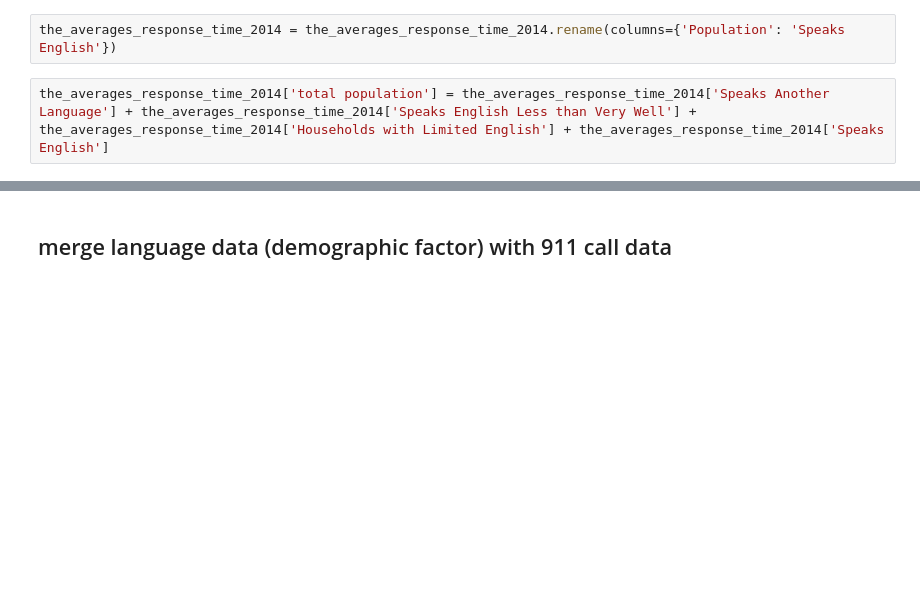
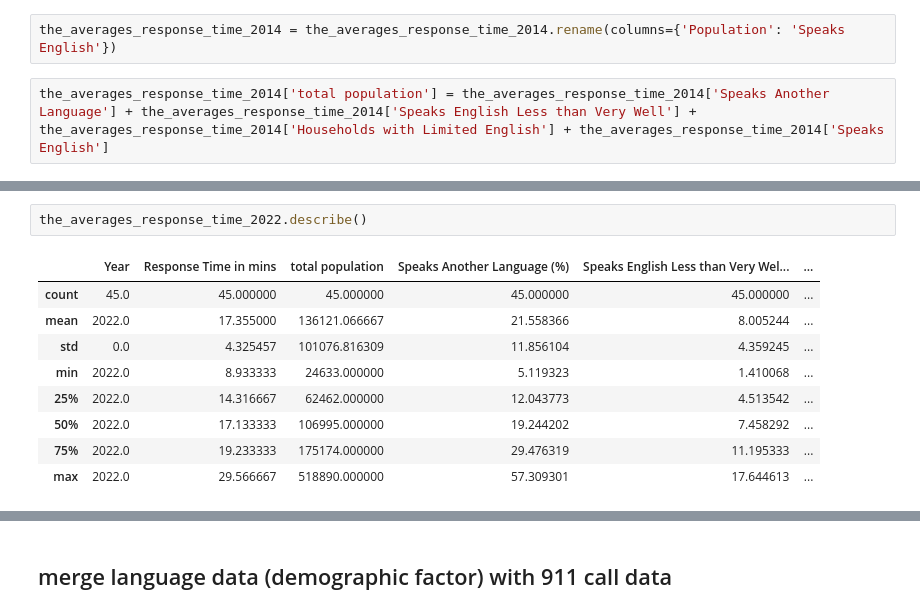
Before and after one commit to nemdim/Capstone-Project-Group-1, a Jupyter notebook: check_data.ipynb, the cells around one changed output, grey strips where cells are left out. Cells and saved outputs as stored; diff of their text form; blank space fills up the shorter version.

```diff
--- a/check_data.ipynb
+++ b/check_data.ipynb
@@ -516,0 +557,12 @@ language_native
+# %%
+the_averages_response_time_2022.describe()
+# %% [output]
+|  | Year | Response Time in mins | total population | Speaks Another Language (%) | Speaks English Less than Very Wel... | ... |
+| count | 45.0 | 45.000000 | 45.000000 | 45.000000 | 45.000000 | ... |
+| mean | 2022.0 | 17.355000 | 136121.066667 | 21.558366 | 8.005244 | ... |
+| std | 0.0 | 4.325457 | 101076.816309 | 11.856104 | 4.359245 | ... |
+| min | 2022.0 | 8.933333 | 24633.000000 | 5.119323 | 1.410068 | ... |
+| 25% | 2022.0 | 14.316667 | 62462.000000 | 12.043773 | 4.513542 | ... |
+| 50% | 2022.0 | 17.133333 | 106995.000000 | 19.244202 | 7.458292 | ... |
+| 75% | 2022.0 | 19.233333 | 175174.000000 | 29.476319 | 11.195333 | ... |
+| max | 2022.0 | 29.566667 | 518890.000000 | 57.309301 | 17.644613 | ... |
```
Also changed, not shown: parts of 14 cells of this notebook.
